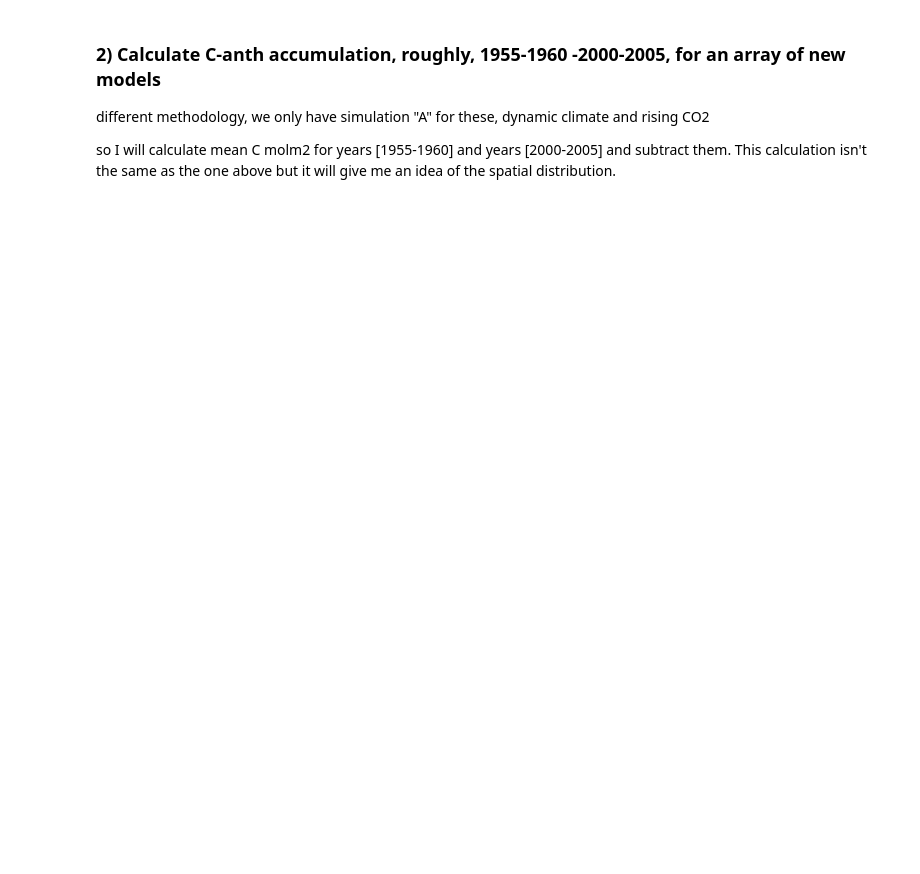
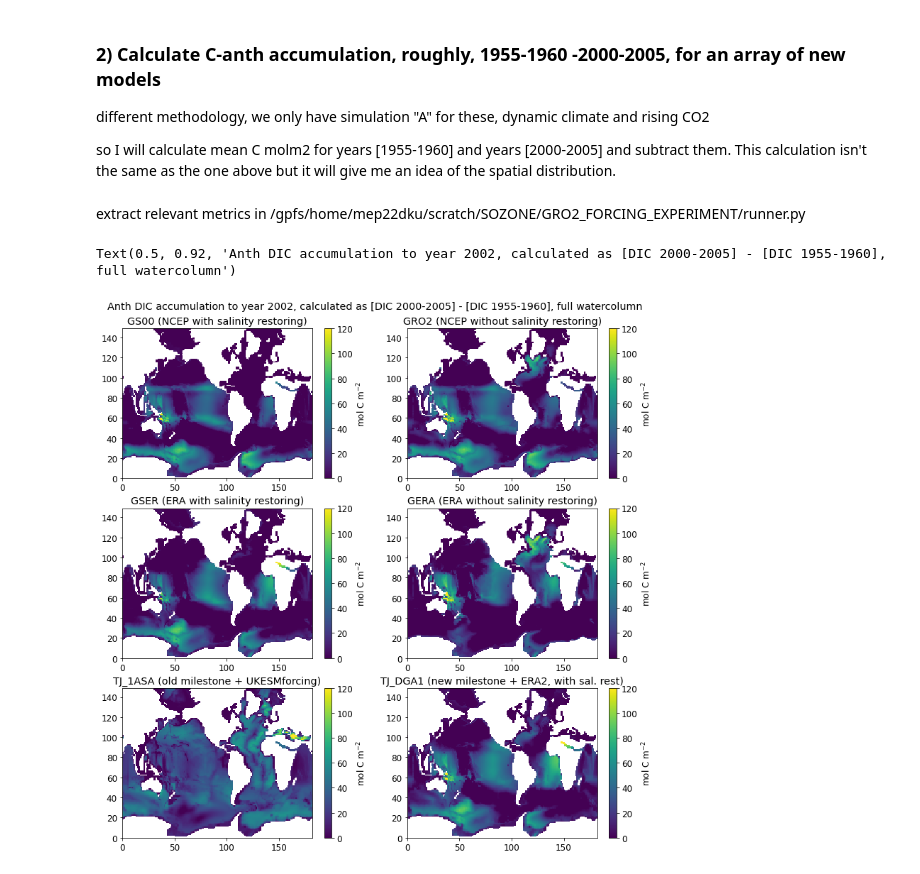
Before and after one commit to tjarnikova/SOZONE, a Jupyter notebook: GRO2_FORCING_EXPERIMENT/anthCarbonAccumulation_figx3.4.2.ipynb, the cells around one changed output. Cells and saved outputs as stored; diff of their text form; code cells hidden in the pictures; blank space fills up the shorter version.

```diff
--- a/GRO2_FORCING_EXPERIMENT/anthCarbonAccumulation_figx3.4.2.ipynb
+++ b/GRO2_FORCING_EXPERIMENT/anthCarbonAccumulation_figx3.4.2.ipynb
@@ -179,7 +167,39 @@ def get_anthdic_mol_m2(model_name = 'TOM12_RW_GS00'):
+# %% [markdown]
+extract relevant metrics in /gpfs/home/mep22dku/scratch/SOZONE/GRO2_FORCING_EXPERIMENT/runner.py
 # %%
-GS00_anthdic_molm2_2d = get_anthdic_mol_m2(model_name = 'TOM12_RW_GS00')
-GRO2_anthdic_molm2_2d = get_anthdic_mol_m2(model_name = 'TOM12_RW_GRO2')
-GERA_anthdic_molm2_2d = get_anthdic_mol_m2(model_name = 'TOM12_RW_GERA')
-GSER_anthdic_molm2_2d = get_anthdic_mol_m2(model_name = 'TOM12_RW_GSER')
-TJ_1ASA_anthdic_molm2_2d = get_anthdic_mol_m2(model_name = 'TOM12_TJ_1ASA')
-DGA1_anthdic_molm2_2d = get_anthdic_mol_m2(model_name = 'TOM12_TJ_DGA1')
+tdir = '/gpfs/home/mep22dku/scratch/SOZONE/GRO2_FORCING_EXPERIMENT/extracted/'
+
+ds_GS00 = xr.open_dataset(f'{tdir}anthdic_and_aux_TOM12_RW_GS00.nc')
+ds_GRO2 = xr.open_dataset(f'{tdir}anthdic_and_aux_TOM12_RW_GRO2.nc')
+ds_GERA = xr.open_dataset(f'{tdir}anthdic_and_aux_TOM12_RW_GERA.nc')
+ds_GSER = xr.open_dataset(f'{tdir}anthdic_and_aux_TOM12_RW_GSER.nc')
+ds_1ASA = xr.open_dataset(f'{tdir}anthdic_and_aux_TOM12_TJ_1ASA.nc')
+ds_DGA1 = xr.open_dataset(f'{tdir}anthdic_and_aux_TOM12_TJ_DGA1.nc')
+# %%
+fact = 1.1
+fig, axs = plt.subplots(3,2, figsize=(12*fact, 12*fact), facecolor='w', edgecolor='k')
+axs = axs.ravel()
+
+anthdics = [ds_GS00.anthdic_molm2,
+            ds_GRO2.anthdic_molm2,
+            ds_GSER.anthdic_molm2,
+            ds_GERA.anthdic_molm2,
+           ds_1ASA.anthdic_molm2,
+            ds_DGA1.anthdic_molm2]
+
+titles = ['GS00 (NCEP with salinity restoring)',
+          'GRO2 (NCEP without salinity restoring)',
+          'GSER (ERA with salinity restoring)',
+          'GERA (ERA without salinity restoring)',
+          'TJ_1ASA (old milestone + UKESMforcing)',
+          'TJ_DGA1 (new milestone + ERA2, with sal. rest)']
+
+for i in range(0,len(anthdics)):
+    w = axs[i].pcolormesh(anthdics[i], vmin = 0, vmax = 120)
+    plt.colorbar(w, label = 'mol C m$^{-2}$', ax = axs[i] )
+    axs[i].set_title(titles[i])
+
+plt.suptitle('Anth DIC accumulation to year 2002, calculated as [DIC 2000-2005] - [DIC 1955-1960], full watercolumn', y = 0.92)
+# %% [output]
+Text(0.5, 0.92, 'Anth DIC accumulation to year 2002, calculated as [DIC 2000-2005] - [DIC 1955-1960], full watercolumn')
+[figure, added]
```
Also changed, not shown: parts of 15 cells of this notebook.
